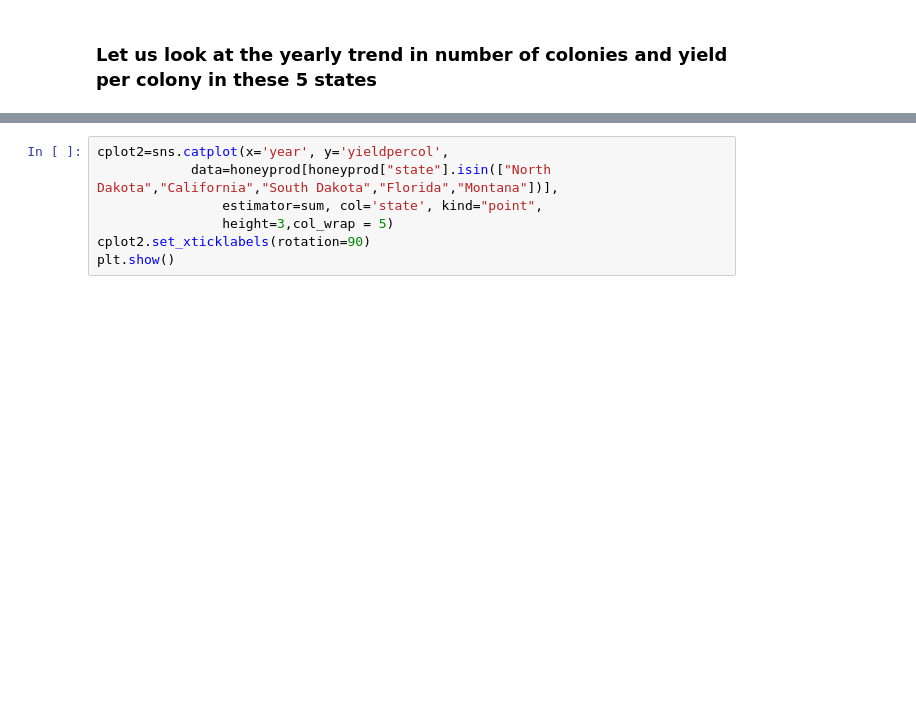
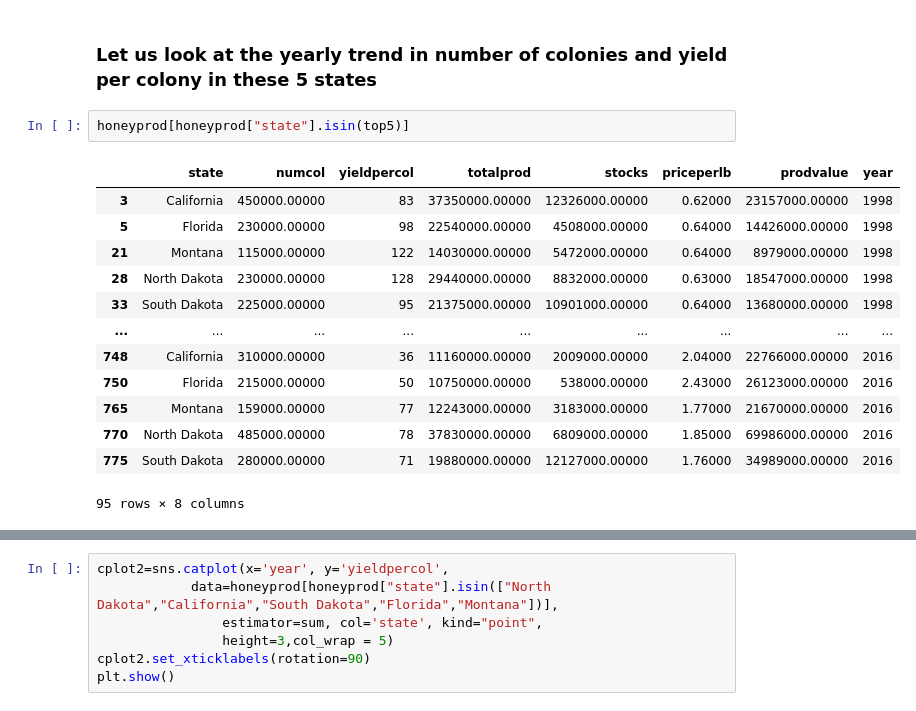
Before and after one commit to gr8rajas/Python, a Jupyter notebook: Honey+Production+Case+Study.ipynb, the cells around one changed output, grey strips where cells are left out. Drawn from its saved outputs; the diff is of its cells as text; blank space fills up the shorter version.

```diff
--- a/Honey+Production+Case+Study.ipynb
+++ b/Honey+Production+Case+Study.ipynb
@@ -222,3 +326,19 @@ Observations:
 # honeyprod.groupby(['state'])['totalprod'].mean().sort_values(ascending = False).reset_index().head()
 # %% [markdown]
 ### Let us look at the yearly trend in number of colonies and yield per colony in these 5 states
+# %%
+honeyprod[honeyprod["state"].isin(top5)]
+# %% [output]
+|  | state | numcol | yieldpercol | totalprod | stocks | priceperlb | prodvalue | year |
+| 3 | California | 450000.00000 | 83 | 37350000.00000 | 12326000.00000 | 0.62000 | 23157000.00000 | 1998 |
+| 5 | Florida | 230000.00000 | 98 | 22540000.00000 | 4508000.00000 | 0.64000 | 14426000.00000 | 1998 |
+| 21 | Montana | 115000.00000 | 122 | 14030000.00000 | 5472000.00000 | 0.64000 | 8979000.00000 | 1998 |
+| 28 | North Dakota | 230000.00000 | 128 | 29440000.00000 | 8832000.00000 | 0.63000 | 18547000.00000 | 1998 |
+| 33 | South Dakota | 225000.00000 | 95 | 21375000.00000 | 10901000.00000 | 0.64000 | 13680000.00000 | 1998 |
+| ... | ... | ... | ... | ... | ... | ... | ... | ... |
+| 748 | California | 310000.00000 | 36 | 11160000.00000 | 2009000.00000 | 2.04000 | 22766000.00000 | 2016 |
+| 750 | Florida | 215000.00000 | 50 | 10750000.00000 | 538000.00000 | 2.43000 | 26123000.00000 | 2016 |
+| 765 | Montana | 159000.00000 | 77 | 12243000.00000 | 3183000.00000 | 1.77000 | 21670000.00000 | 2016 |
+| 770 | North Dakota | 485000.00000 | 78 | 37830000.00000 | 6809000.00000 | 1.85000 | 69986000.00000 | 2016 |
+| 775 | South Dakota | 280000.00000 | 71 | 19880000.00000 | 12127000.00000 | 1.76000 | 34989000.00000 | 2016 |
+95 rows × 8 columns
```
Also changed, not shown: parts of 24 cells of this notebook.
